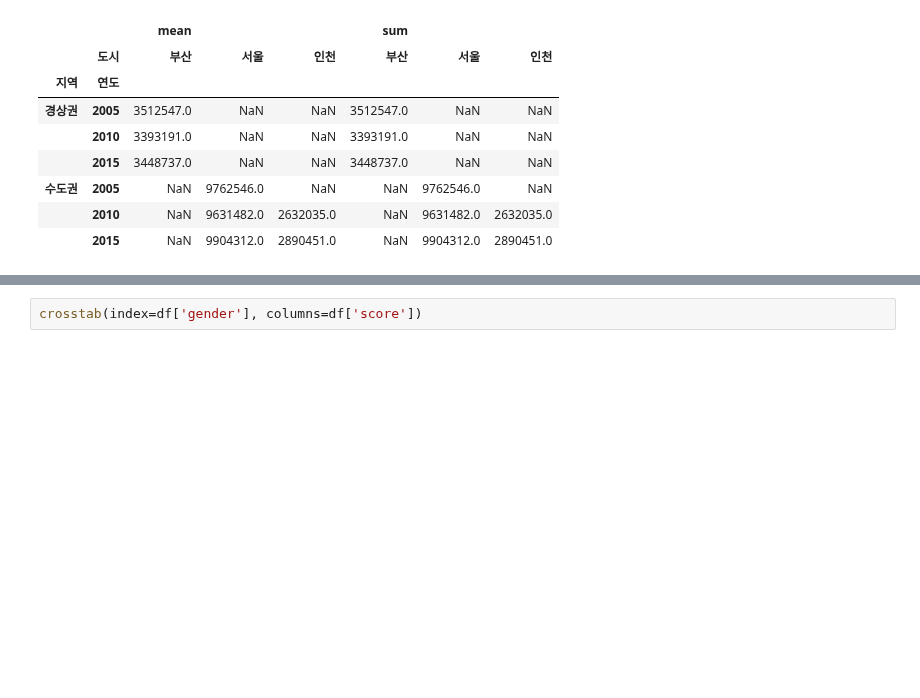
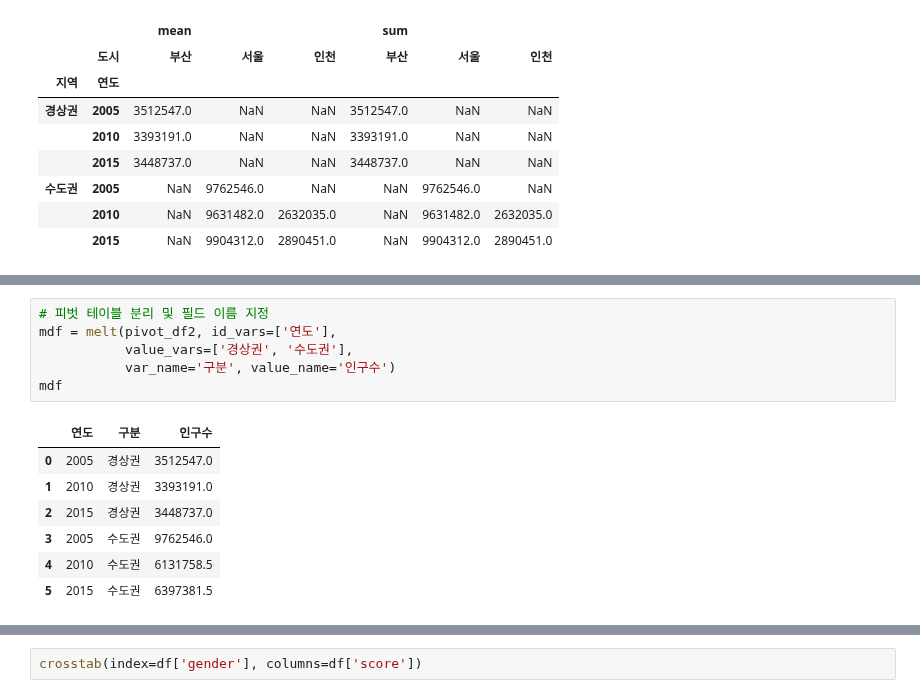
Before and after one commit to jaekim3220/jupyter, a Jupyter notebook: C. 데이터 다루기/02. 데이터 전처리/04-데이터_재구조화.ipynb, the cells around one changed output, grey strips where cells are left out. Drawn from its saved outputs; the diff is of its cells as text; blank space fills up the shorter version.

```diff
--- a/C. 데이터 다루기/02. 데이터 전처리/04-데이터_재구조화.ipynb
+++ b/C. 데이터 다루기/02. 데이터 전처리/04-데이터_재구조화.ipynb
@@ -95,0 +148,14 @@ pivot_table(df,                        # 피벗할 데이터프레임
+# %%
+# 피벗 테이블 분리 및 필드 이름 지정
+mdf = melt(pivot_df2, id_vars=['연도'],
+           value_vars=['경상권', '수도권'],
+           var_name='구분', value_name='인구수')
+mdf
+# %% [output]
+|  | 연도 | 구분 | 인구수 |
+| 0 | 2005 | 경상권 | 3512547.0 |
+| 1 | 2010 | 경상권 | 3393191.0 |
+| 2 | 2015 | 경상권 | 3448737.0 |
+| 3 | 2005 | 수도권 | 9762546.0 |
+| 4 | 2010 | 수도권 | 6131758.5 |
+| 5 | 2015 | 수도권 | 6397381.5 |
```
Also changed, not shown: parts of 35 cells of this notebook, 3 other files.
